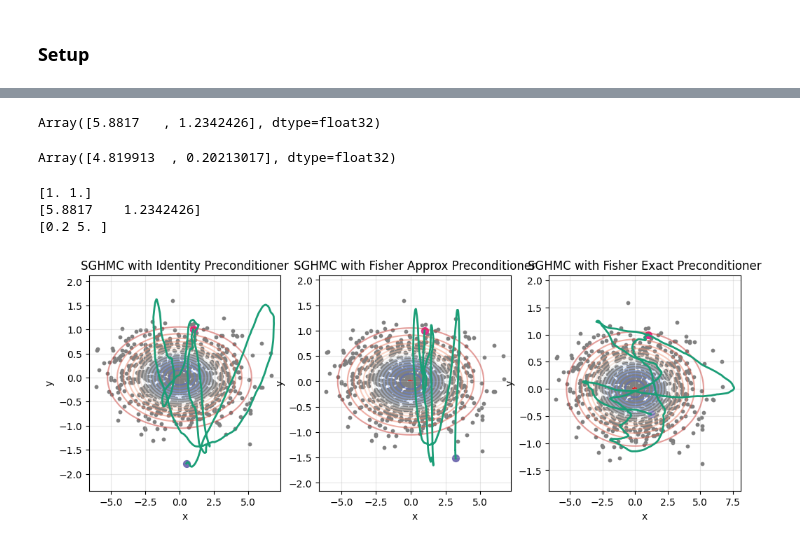
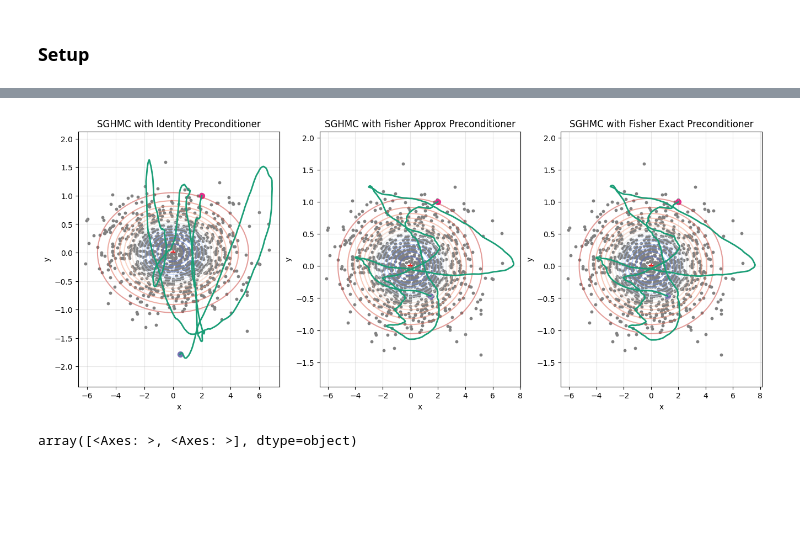
Before and after one commit to mo374z/enhancing-sgmcmc, a Jupyter notebook: notebooks/sgmcmc_test.ipynb, the cells around one changed output, grey strips where cells are left out. Saved outputs shown, nothing was run; the diff lists cells and outputs as text; code cells hidden in the pictures; blank space fills up the shorter version.

```diff
--- a/notebooks/sgmcmc_test.ipynb
+++ b/notebooks/sgmcmc_test.ipynb
@@ -28,5 +28,5 @@ seed = 2
 # %%
 means = jnp.array([[0, 0]])
 covs = jnp.array([[[5, 0], [0, 0.2]]])
-weights = jnp.array([1])
+weights = jnp.array([1.0])
 data_samples = 1000
@@ -41,28 +33,24 @@ prec_fisher = jnp.array([0.2, 5])
 # %%
-sampler = SGHMC(gmm_grad_estimator)
-init_position = jnp.array([0.0, 0.0])
+sampler = SGHMC(gmm_grad, means=means, covs=covs, weights=weights)
+init_position = jnp.array([2.0, 1.0])
 
 samples = generate_gmm_data(
     seed=seed, means=means, covs=covs, weights=weights, n_samples=data_samples
 )
 # %%
-prec_identity = process_init_m("identity", init_position, samples)
-prec_fisher_approx = process_init_m("fisher_approx", init_position, samples)
-prec_fisher_exact = process_init_m("fisher_exact", init_position, samples, covs)
+prec_identity = process_init_m("identity", data=samples, means=means, covs=covs, weights=weights)
+prec_fisher_approx = process_init_m(
+    "fisher_approx", data=samples, means=means, covs=covs, weights=weights
+)
+prec_fisher_exact = process_init_m(
+    "fisher_exact", data=samples, means=means, covs=covs, weights=weights
+)
 
 step_size = 0.05
 mdecay = 0.02
 burnin = 0
 n_batches = 5
 mcmc_samples = 500
-# %%
-prec_fisher
-# %% [output]
-Array([5.8817   , 1.2342426], dtype=float32)
-# %%
-prec_fisher_approx
-# %% [output]
-Array([4.819913  , 0.20213017], dtype=float32)
 # %%
 trajectories = []
 for i, prec in enumerate([prec_identity, prec_fisher_approx, prec_fisher_exact]):
@@ -78,25 +66,25 @@ for i, prec in enumerate([prec_identity, prec_fisher_approx, prec_fisher_exact])
         seed=seed,
     )
     trajectories.append(trajectory)
-# %% [output]
-[1. 1.]
-[5.8817    1.2342426]
-[0.2 5. ]
 # %%
-fig, ax = plt.subplots(1, 3, figsize=(12, 4))
+fig, ax = plt.subplots(1, 3, figsize=(16, 6))
 
 for i, trajectory in enumerate(trajectories):
     plot_mcmc_sampling(
         ax=ax[i],
         trajectory=trajectory,
         samples=samples,
         means=means,
         covs=covs,
         weights=weights,
         title=f"SGHMC with {['Identity', 'Fisher Approx', 'Fisher Exact'][i]} Preconditioner",
         show_means=True,
         show_samples=True,
     )
 # %% [output]
-[figure, old version]
+[figure, new version]
+# %%
+ax[0]
+# %% [output]
+array([<Axes: >, <Axes: >], dtype=object)
 # %%
```
Also changed, not shown: parts of 6 cells of this notebook, 8 other files.
